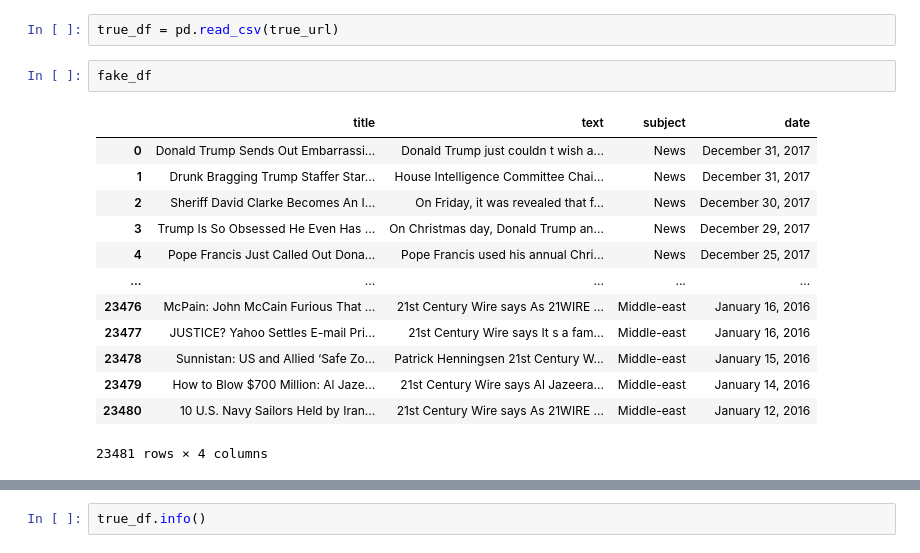
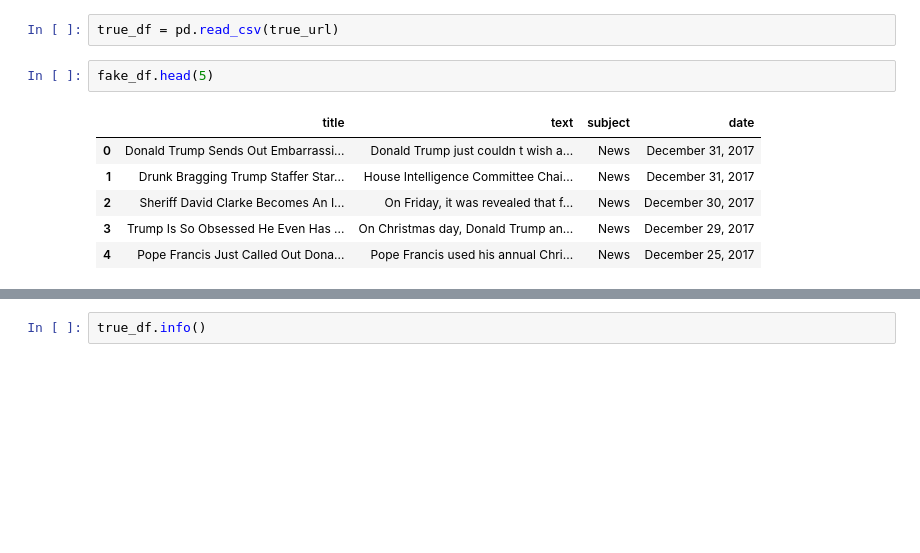
Before and after one commit to Surajmalhotr/Fake-News-Detection, a Jupyter notebook: Fake_News_Detection.ipynb, the cells around one changed output, grey strips where cells are left out. Saved outputs shown, nothing was run; the diff lists cells and outputs as text; blank space fills up the shorter version.

```diff
--- a/Fake_News_Detection.ipynb
+++ b/Fake_News_Detection.ipynb
@@ -23,19 +23,12 @@ fake_df = pd.read_csv(fake_url)
 # %%
 true_df = pd.read_csv(true_url)
 # %%
-fake_df
+fake_df.head(5)
 # %% [output]
 |  | title | text | subject | date |
 | 0 | Donald Trump Sends Out Embarrassi... | Donald Trump just couldn t wish a... | News | December 31, 2017 |
 | 1 | Drunk Bragging Trump Staffer Star... | House Intelligence Committee Chai... | News | December 31, 2017 |
 | 2 | Sheriff David Clarke Becomes An I... | On Friday, it was revealed that f... | News | December 30, 2017 |
 | 3 | Trump Is So Obsessed He Even Has ... | On Christmas day, Donald Trump an... | News | December 29, 2017 |
 | 4 | Pope Francis Just Called Out Dona... | Pope Francis used his annual Chri... | News | December 25, 2017 |
-| ... | ... | ... | ... | ... |
-| 23476 | McPain: John McCain Furious That ... | 21st Century Wire says As 21WIRE ... | Middle-east | January 16, 2016 |
-| 23477 | JUSTICE? Yahoo Settles E-mail Pri... | 21st Century Wire says It s a fam... | Middle-east | January 16, 2016 |
-| 23478 | Sunnistan: US and Allied ‘Safe Zo... | Patrick Henningsen 21st Century W... | Middle-east | January 15, 2016 |
-| 23479 | How to Blow $700 Million: Al Jaze... | 21st Century Wire says Al Jazeera... | Middle-east | January 14, 2016 |
-| 23480 | 10 U.S. Navy Sailors Held by Iran... | 21st Century Wire says As 21WIRE ... | Middle-east | January 12, 2016 |
-23481 rows × 4 columns
 # %%
```
Also changed, not shown: parts of 10 cells of this notebook.
